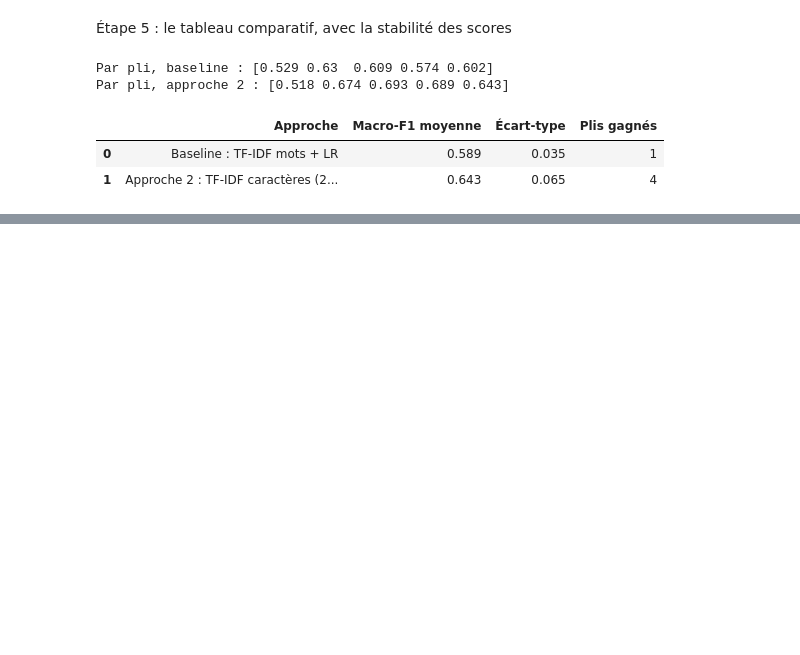
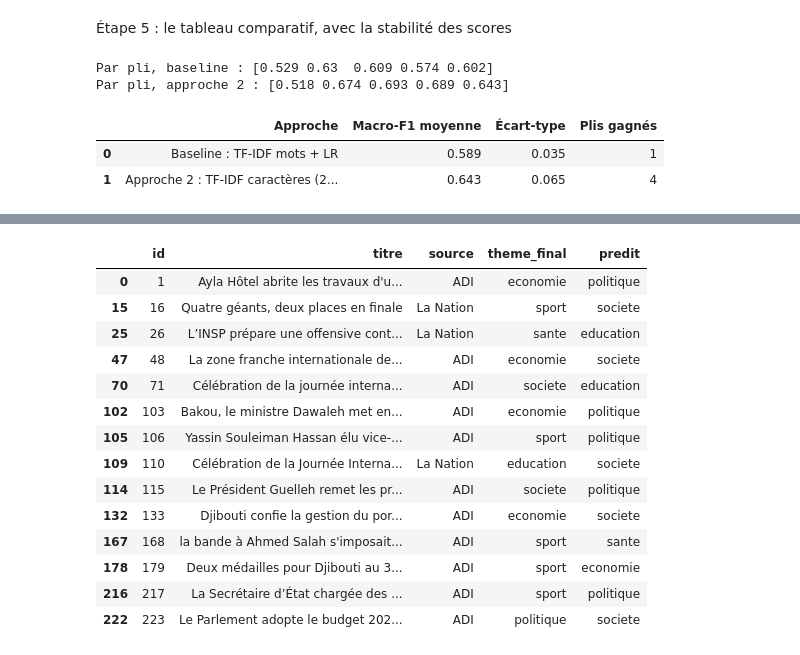
Before and after one commit to fatouu50/taln-classification-djibouti, a Jupyter notebook: notebooks/02_modeles.ipynb, the cells around one changed output, grey strips where cells are left out. Saved outputs shown, nothing was run; the diff lists cells and outputs as text; code cells hidden in the pictures; blank space fills up the shorter version.

```diff
--- a/notebooks/02_modeles.ipynb
+++ b/notebooks/02_modeles.ipynb
@@ -122,0 +136,16 @@ Par pli, approche 2 : [0.518 0.674 0.693 0.689 0.643]
+# %%
+corpus["predit"] = pred_car
+corpus["erreur"] = corpus["theme_final"] != corpus["predit"]
+
+print(corpus["erreur"].sum(), "erreurs sur", len(corpus))
+print()
+print("Taux d'erreur par source :")
+print(corpus.groupby("source")["erreur"].mean().round(3))
+print()
+
+erreurs = corpus[corpus["erreur"]]
+print("Vers quel thème partent les erreurs, selon la source :")
+print(pd.crosstab(erreurs["source"], erreurs["predit"]))
+
+erreurs[["id", "titre", "source", "theme_final", "predit", "remarque"]].to_csv("../resultats/erreurs_approche2.csv", index=False)
+erreurs[["id", "titre", "source", "theme_final", "predit"]]
@@ -122,0 +179,19 @@ Par pli, approche 2 : [0.518 0.674 0.693 0.689 0.643]
+# %%
+choisis = [223, 1, 103, 115, 106, 217, 48, 133, 110, 71, 168, 179, 16, 26]
+corpus[corpus["id"].isin(choisis)][["id", "titre", "source", "theme_final", "predit"]]
+# %% [output]
+|  | id | titre | source | theme_final | predit |
+| 0 | 1 | Ayla Hôtel abrite les travaux d'u... | ADI | economie | politique |
+| 15 | 16 | Quatre géants, deux places en finale | La Nation | sport | societe |
+| 25 | 26 | L’INSP prépare une offensive cont... | La Nation | sante | education |
+| 47 | 48 | La zone franche internationale de... | ADI | economie | societe |
+| 70 | 71 | Célébration de la journée interna... | ADI | societe | education |
+| 102 | 103 | Bakou, le ministre Dawaleh met en... | ADI | economie | politique |
+| 105 | 106 | Yassin Souleiman Hassan élu vice-... | ADI | sport | politique |
+| 109 | 110 | Célébration de la Journée Interna... | La Nation | education | societe |
+| 114 | 115 | Le Président Guelleh remet les pr... | ADI | societe | politique |
+| 132 | 133 | Djibouti confie la gestion du por... | ADI | economie | societe |
+| 167 | 168 | la bande à Ahmed Salah s'imposait... | ADI | sport | sante |
+| 178 | 179 | Deux médailles pour Djibouti au 3... | ADI | sport | economie |
+| 216 | 217 | La Secrétaire d’État chargée des ... | ADI | sport | politique |
+| 222 | 223 | Le Parlement adopte le budget 202... | ADI | politique | societe |
```
Also changed, not shown: parts of 5 cells of this notebook, 2 other files.
